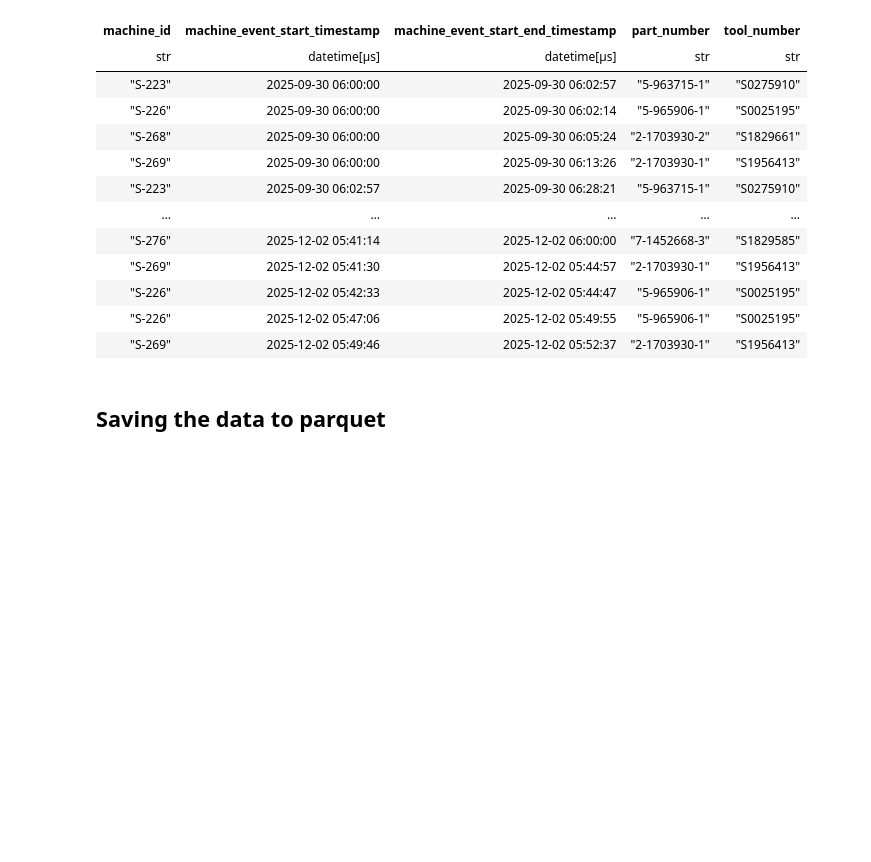
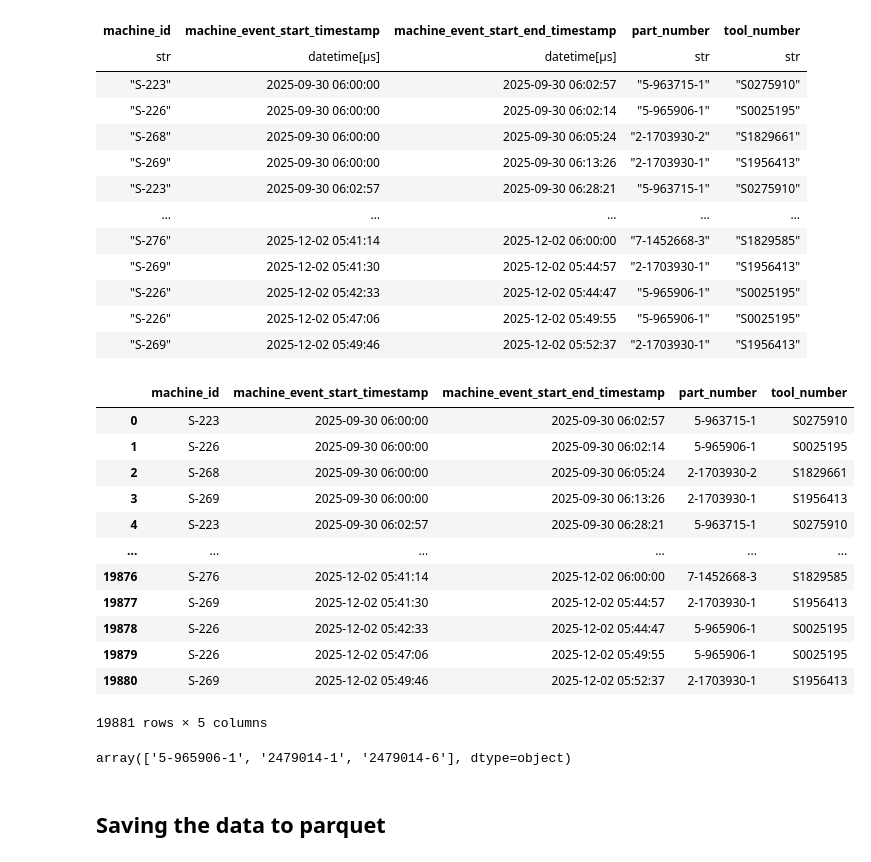
Before and after one commit to OmkarTanajiPatil/TEAICup, a Jupyter notebook: Polars/1 Preprocessing d1/preprocessing_d1_1.ipynb, the cells around one changed output. Drawn from its saved outputs; the diff is of its cells as text; code cells hidden in the pictures; blank space fills up the shorter version.

```diff
--- a/Polars/1 Preprocessing d1/preprocessing_d1_1.ipynb
+++ b/Polars/1 Preprocessing d1/preprocessing_d1_1.ipynb
@@ -140,6 +140,27 @@ shape: (19_881, 5)
 | "S-226" | 2025-12-02 05:42:33 | 2025-12-02 05:44:47 | "5-965906-1" | "S0025195" |
 | "S-226" | 2025-12-02 05:47:06 | 2025-12-02 05:49:55 | "5-965906-1" | "S0025195" |
 | "S-269" | 2025-12-02 05:49:46 | 2025-12-02 05:52:37 | "2-1703930-1" | "S1956413" |
+# %%
+df2 = df.to_pandas()
+df2
+# %% [output]
+|  | machine_id | machine_event_start_timestamp | machine_event_start_end_timestamp | part_number | tool_number |
+| 0 | S-223 | 2025-09-30 06:00:00 | 2025-09-30 06:02:57 | 5-963715-1 | S0275910 |
+| 1 | S-226 | 2025-09-30 06:00:00 | 2025-09-30 06:02:14 | 5-965906-1 | S0025195 |
+| 2 | S-268 | 2025-09-30 06:00:00 | 2025-09-30 06:05:24 | 2-1703930-2 | S1829661 |
+| 3 | S-269 | 2025-09-30 06:00:00 | 2025-09-30 06:13:26 | 2-1703930-1 | S1956413 |
+| 4 | S-223 | 2025-09-30 06:02:57 | 2025-09-30 06:28:21 | 5-963715-1 | S0275910 |
+| ... | ... | ... | ... | ... | ... |
+| 19876 | S-276 | 2025-12-02 05:41:14 | 2025-12-02 06:00:00 | 7-1452668-3 | S1829585 |
+| 19877 | S-269 | 2025-12-02 05:41:30 | 2025-12-02 05:44:57 | 2-1703930-1 | S1956413 |
+| 19878 | S-226 | 2025-12-02 05:42:33 | 2025-12-02 05:44:47 | 5-965906-1 | S0025195 |
+| 19879 | S-226 | 2025-12-02 05:47:06 | 2025-12-02 05:49:55 | 5-965906-1 | S0025195 |
+| 19880 | S-269 | 2025-12-02 05:49:46 | 2025-12-02 05:52:37 | 2-1703930-1 | S1956413 |
+19881 rows × 5 columns
+# %%
+df2[df2.machine_id == 'S-226'].part_number.unique()
+# %% [output]
+array(['5-965906-1', '2479014-1', '2479014-6'], dtype=object)
 # %% [markdown]
 ## Saving the data to parquet
 # %%
```
Also changed, not shown: 10 other files.
